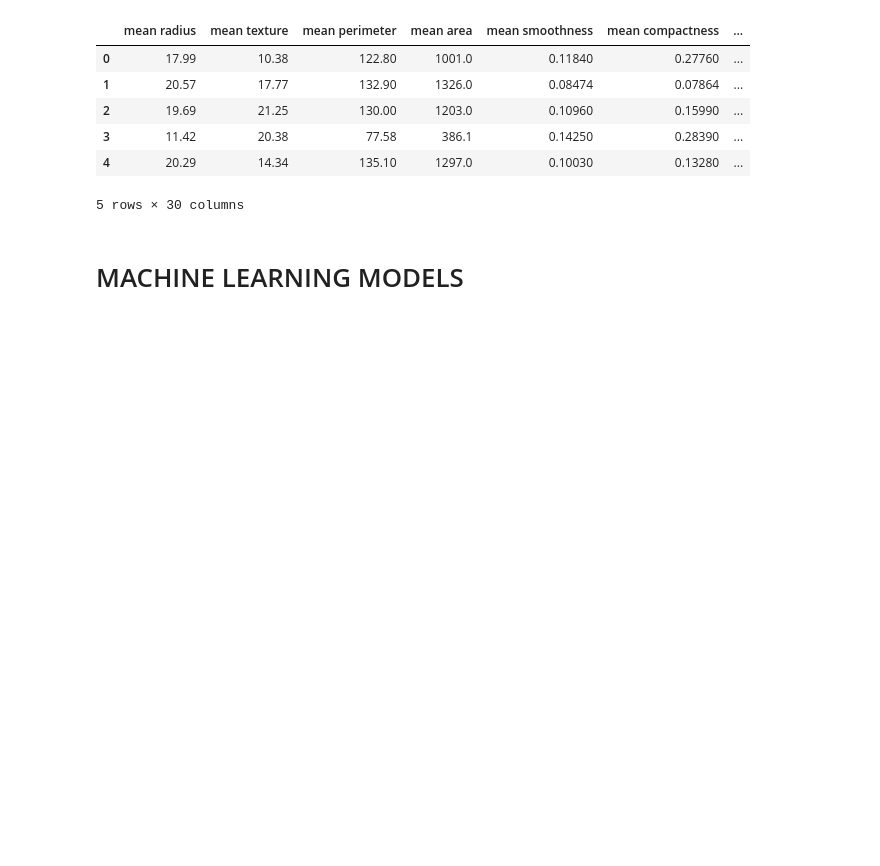
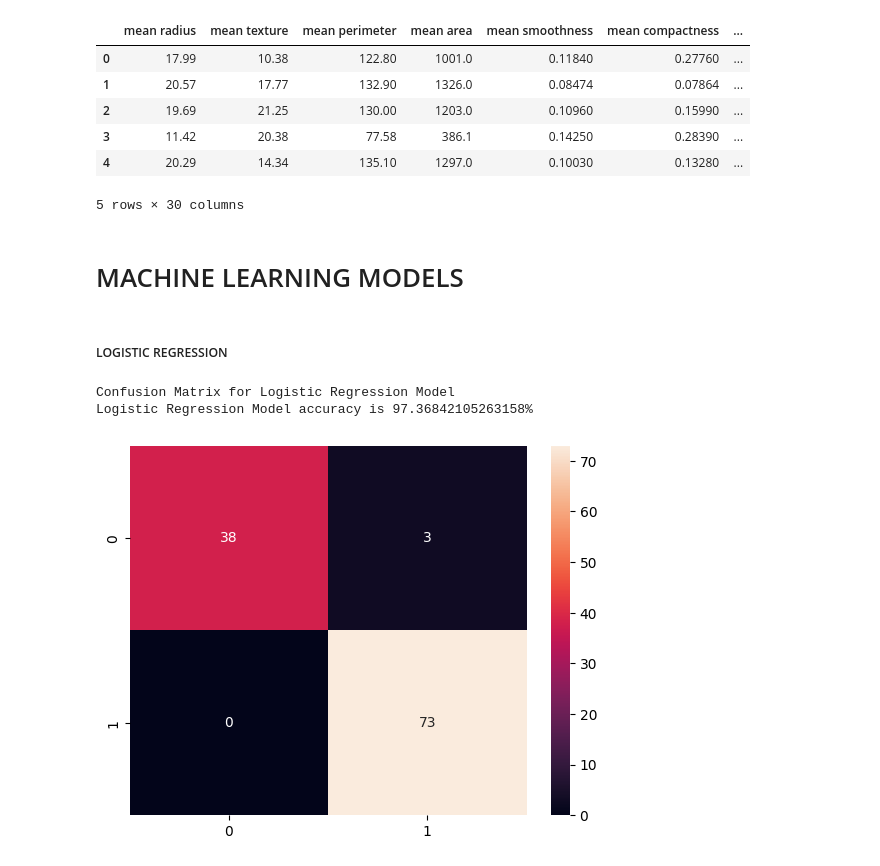
Before and after one commit to adamerikoff/learningDeepMachine, a Jupyter notebook: cancer_classification_comparison.ipynb, the cells around one changed output. Drawn from its saved outputs; the diff is of its cells as text; code cells hidden in the pictures; blank space fills up the shorter version.

```diff
--- a/cancer_classification_comparison.ipynb
+++ b/cancer_classification_comparison.ipynb
@@ -36,3 +36,20 @@ X_train = sc.fit_transform(X_train)
 X_test = sc.transform(X_test)
 # %% [markdown]
 # MACHINE LEARNING MODELS
+# %% [markdown]
+##### LOGISTIC REGRESSION
+# %%
+from sklearn.linear_model import LogisticRegression
+LogisticRegressionModel = LogisticRegression(random_state = 66)
+LogisticRegressionModel.fit(X_train, y_train)
+y_pred_LogisticRegression = LogisticRegressionModel.predict(X_test)
+# %%
+from sklearn.metrics import confusion_matrix
+cm_LogisticRegression = confusion_matrix(y_test, y_pred_LogisticRegression)
+print('Confusion Matrix for Logistic Regression Model')
+sns.heatmap(cm_LogisticRegression,annot=True)
+print("Logistic Regression Model accuracy is {}%".format(((cm_LogisticRegression[0][0] + cm_LogisticRegression[1][1])/cm_LogisticRegression.sum())*100))
+# %% [output]
+Confusion Matrix for Logistic Regression Model
+Logistic Regression Model accuracy is 97.36842105263158%
+[figure, added]
```
Also changed, not shown: parts of 4 cells of this notebook.
